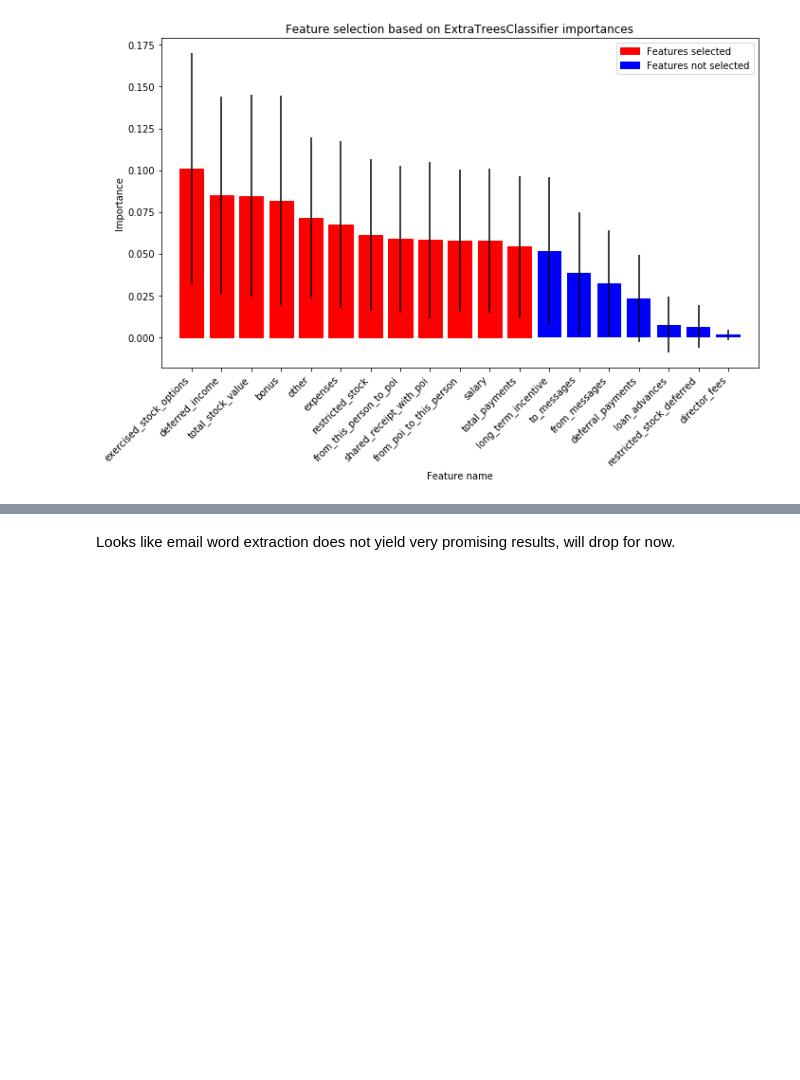
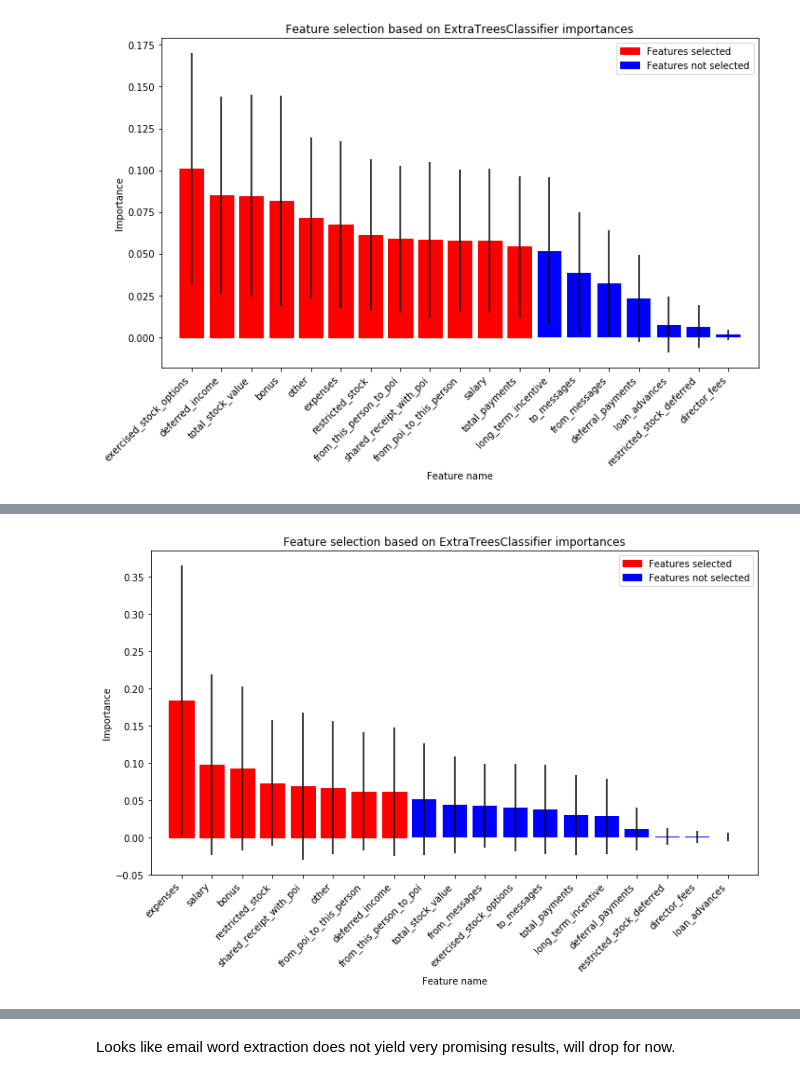
Before and after one commit to trnoriega/enron-data-classifier, a Jupyter notebook: summary.ipynb, the cells around one changed output, grey strips where cells are left out. Saved outputs shown, nothing was run; the diff lists cells and outputs as text; code cells hidden in the pictures; blank space fills up the shorter version.

```diff
--- a/summary.ipynb
+++ b/summary.ipynb
@@ -57,0 +106,5 @@ selected_feature_names = importance_plotter(all_features, all_labels,
+# %%
+balanced_selected_feature_names = importance_plotter(balanced_features, balanced_labels,
+                                                     np.array(all_feature_names[1:]))
+# %% [output]
+[figure, added]
```
Also changed, not shown: parts of 10 cells of this notebook, 2 other files.
